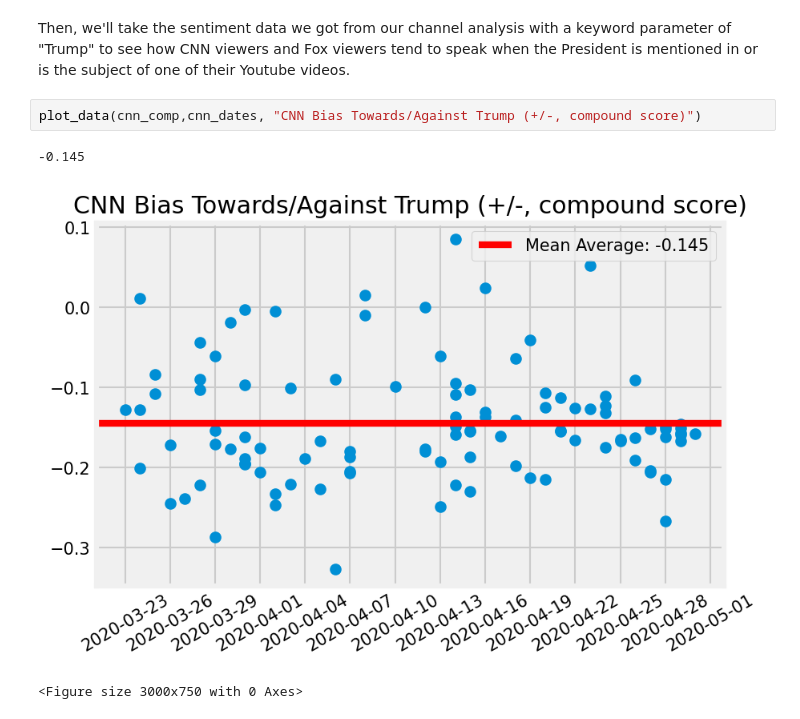
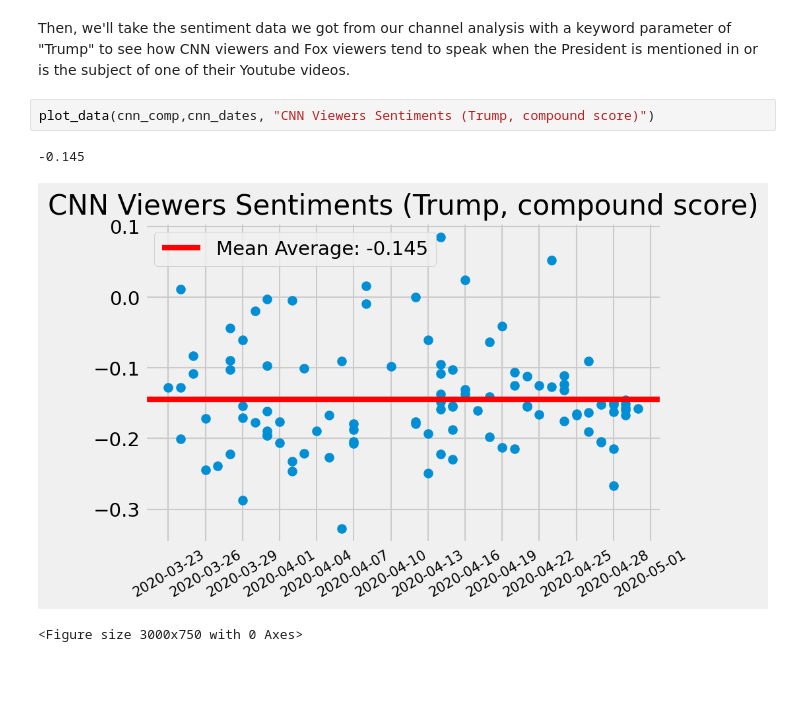
Before and after one commit to JaredRPrior/Youtube-Data-API, a Jupyter notebook: youtube-data-api(most recent).ipynb, the cells around one changed output. Saved outputs shown, nothing was run; the diff lists cells and outputs as text; blank space fills up the shorter version.

```diff
--- a/youtube-data-api(most recent).ipynb
+++ b/youtube-data-api(most recent).ipynb
@@ -354,9 +354,9 @@ fox_pos, fox_neg, fox_comp, fox_dates = analyse_channel_by_keyword(processed_fox
 # %% [markdown]
 Then, we'll take the sentiment data we got from our channel analysis with a keyword parameter of "Trump" to see how CNN viewers and Fox viewers tend to speak when the President is mentioned in or is the subject of one of their Youtube videos.
 # %%
-plot_data(cnn_comp,cnn_dates, "CNN Bias Towards/Against Trump (+/-, compound score)")
+plot_data(cnn_comp,cnn_dates, "CNN Viewers Sentiments (Trump, compound score)")
 # %% [output]
 -0.145
-[figure, old version]
+[figure, new version]
 <Figure size 3000x750 with 0 Axes>
 # %%
```
Also changed, not shown: parts of 3 cells of this notebook.
